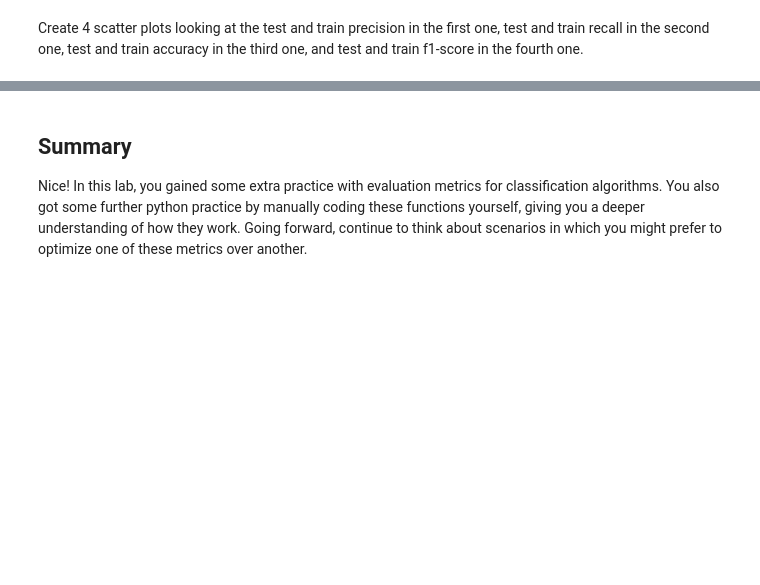
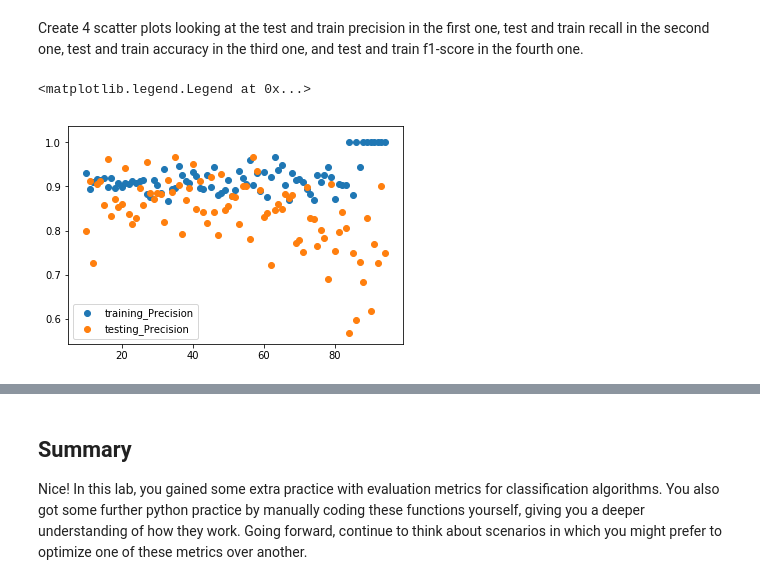
Before and after one commit to nikolholicka/curriculum, a Jupyter notebook: mod4/section29/dsc-evaluating-logistic-regression-models-lab-online-ds-pt-041519/index.ipynb, the cells around one changed output, grey strips where cells are left out. Saved outputs shown, nothing was run; the diff lists cells and outputs as text; code cells hidden in the pictures; blank space fills up the shorter version.

Commit message:
section 29 lab metrics

```diff
--- a/mod4/section29/dsc-evaluating-logistic-regression-models-lab-online-ds-pt-041519/index.ipynb
+++ b/mod4/section29/dsc-evaluating-logistic-regression-models-lab-online-ds-pt-041519/index.ipynb
@@ -40,3 +46,12 @@ df = pd.read_csv('heart.csv')
+# %%
+logreg = LogisticRegression(fit_intercept = False, C = 1e12) #Starter code
+model_log = logreg.fit(X_train, y_train)
+
+y_hat_test = logreg.predict(X_test)
+y_hat_train = logreg.predict(X_train)
+
+from sklearn.metrics import confusion_matrix
+cf = confusion_matrix(y_test, y_hat_test)
 # %% [markdown]
 ## 3. Write a function to calculate the precision
 # %%
@@ -94,14 +142,23 @@ training_Recall = []
 testing_Recall = []
 training_Accuracy = []
 testing_Accuracy = []
+training_F1 = []
+testing_F1 = []
 
 for i in range(10,95):
-    X_train, X_test, y_train, y_test = train_test_split(X, y, test_size= None) #replace the "None" here
-    logreg = LogisticRegression(fit_intercept = False, C = 1e12)
-    model_log = None
-    y_hat_test = None
-    y_hat_train = None
+    X_train, X_test, y_train, y_test = train_test_split(X, y, test_size=i/100.0)
+    logreg = LogisticRegression(fit_intercept = False, C = 1e12,solver='liblinear')
+    model_log = logreg.fit(X_train, y_train)
+    y_hat_test = logreg.predict(X_test)
+    y_hat_train = logreg.predict(X_train)
 
-# Your code here
+    training_Precision.append(precision_score(y_hat_train, y_train))
+    testing_Precision.append(precision_score(y_hat_test, y_test))
+    training_Recall.append(recall_score(y_hat_train, y_train))
+    testing_Recall.append(recall_score(y_hat_test, y_test))
+    training_Accuracy.append(accuracy_score(y_hat_train, y_train))
+    testing_Accuracy.append(accuracy_score(y_hat_test, y_test))
+    training_F1.append(f1_score(y_hat_train,y_train))
+    testing_F1.append(f1_score(y_hat_test,y_test))
 # %% [markdown]
 Create 4 scatter plots looking at the test and train precision in the first one, test and train recall in the second one, test and train accuracy in the third one, and test and train f1-score in the fourth one.
@@ -115,0 +165,7 @@ Create 4 scatter plots looking at the test and train precision in the first one,
+# %%
+plt.scatter(list(range(10,95)), training_Precision, label = 'training_Precision')
+plt.scatter(list(range(10,95)), testing_Precision, label = 'testing_Precision')
+plt.legend()
+# %% [output]
+<matplotlib.legend.Legend at 0x...>
+[figure, added]
```
Also changed, not shown: parts of 14 cells of this notebook.
